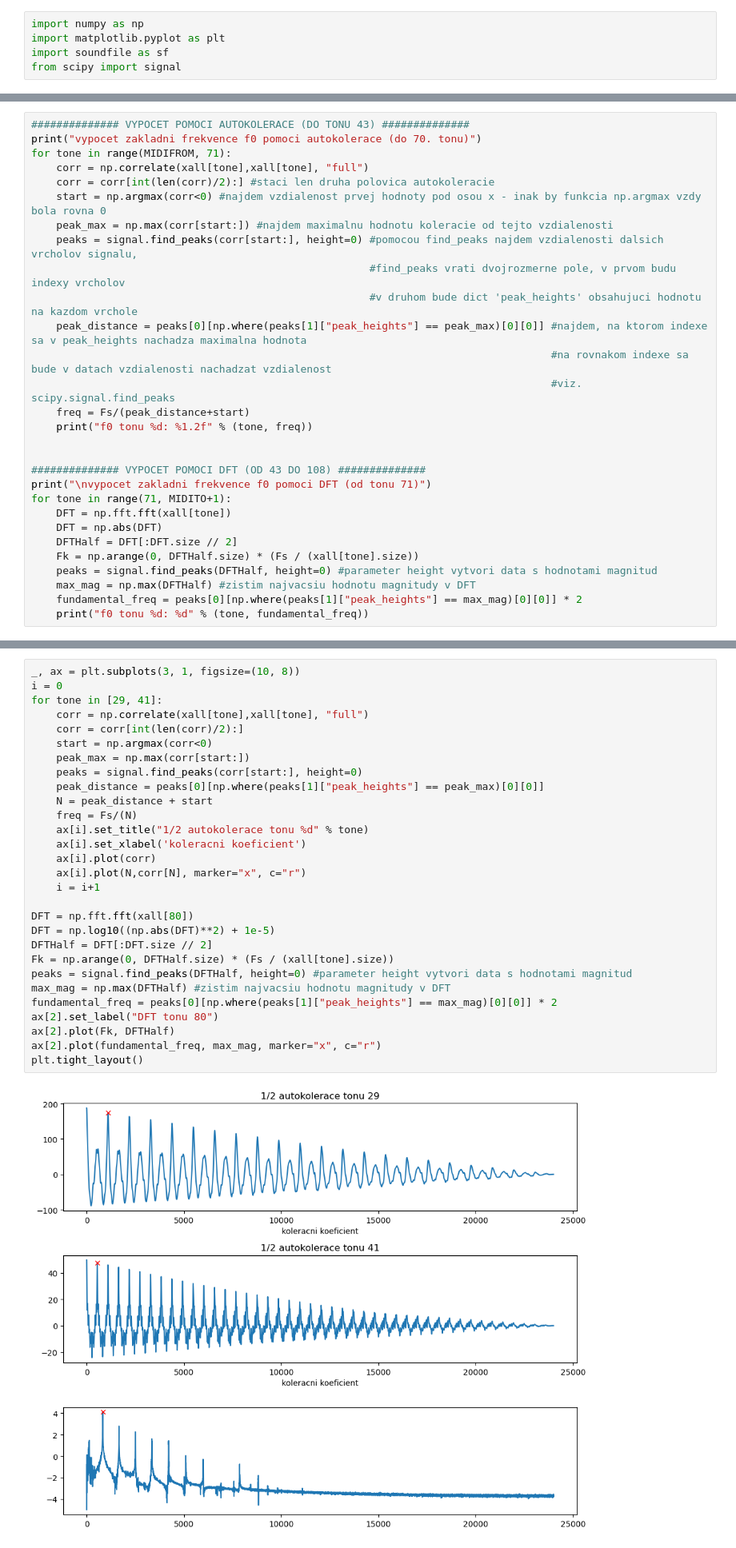
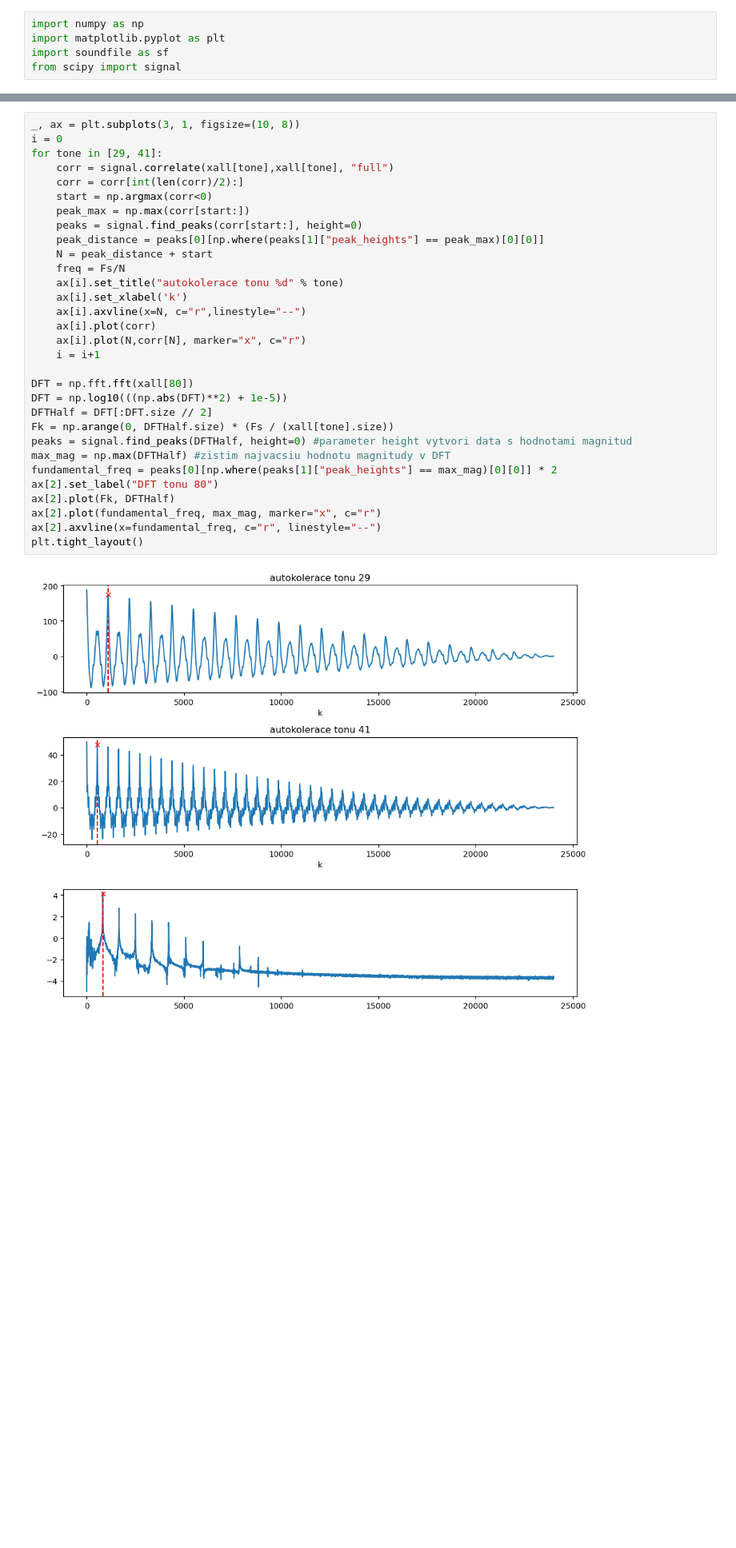
Before and after one commit to youruncle1/ISS-proj, a Jupyter notebook: iss_proj.ipynb, the cells around one changed output, grey strips where cells are left out. Shown: that part at 80% size. Drawn from its saved outputs; the diff is of its cells as text; blank space fills up the shorter version.

```diff
--- a/iss_proj.ipynb
+++ b/iss_proj.ipynb
@@ -79,32 +79,3 @@ sf.write('b_orig.wav', xall[41], 48000)
 sf.write('c_orig.wav', xall[80], 48000)
 # %% [output]
 [figure]
-# %%
-############## VYPOCET POMOCI AUTOKOLERACE (DO TONU 43) ##############
-print("vypocet zakladni frekvence f0 pomoci autokolerace (do 70. tonu)")
-for tone in range(MIDIFROM, 71):
-    corr = np.correlate(xall[tone],xall[tone], "full")
-    corr = corr[int(len(corr)/2):] #staci len druha polovica autokoleracie
-    start = np.argmax(corr<0) #najdem vzdialenost prvej hodnoty pod osou x - inak by funkcia np.argmax vzdy bola rovna 0
-    peak_max = np.max(corr[start:]) #najdem maximalnu hodnotu koleracie od tejto vzdialenosti
-    peaks = signal.find_peaks(corr[start:], height=0) #pomocou find_peaks najdem vzdialenosti dalsich vrcholov signalu,
-                                                      #find_peaks vrati dvojrozmerne pole, v prvom budu indexy vrcholov
-                                                      #v druhom bude dict 'peak_heights' obsahujuci hodnotu na kazdom vrchole
-    peak_distance = peaks[0][np.where(peaks[1]["peak_heights"] == peak_max)[0][0]] #najdem, na ktorom indexe sa v peak_heights nachadza maximalna hodnota
-                                                                                   #na rovnakom indexe sa bude v datach vzdialenosti nachadzat vzdialenost
-                                                                                   #viz. scipy.signal.find_peaks
-    freq = Fs/(peak_distance+start)
-    print("f0 tonu %d: %1.2f" % (tone, freq))
-
-
-############## VYPOCET POMOCI DFT (OD 43 DO 108) ##############
-print("\nvypocet zakladni frekvence f0 pomoci DFT (od tonu 71)")
-for tone in range(71, MIDITO+1):
-    DFT = np.fft.fft(xall[tone])
-    DFT = np.abs(DFT)
-    DFTHalf = DFT[:DFT.size // 2]
-    Fk = np.arange(0, DFTHalf.size) * (Fs / (xall[tone].size))
-    peaks = signal.find_peaks(DFTHalf, height=0) #parameter height vytvori data s hodnotami magnitud
-    max_mag = np.max(DFTHalf) #zistim najvacsiu hodnotu magnitudy v DFT
-    fundamental_freq = peaks[0][np.where(peaks[1]["peak_heights"] == max_mag)[0][0]] * 2
-    print("f0 tonu %d: %d" % (tone, fundamental_freq))
@@ -129,31 +149,33 @@ f0 tonu 108: 4188
 # %%
 _, ax = plt.subplots(3, 1, figsize=(10, 8))
 i = 0
 for tone in [29, 41]:
-    corr = np.correlate(xall[tone],xall[tone], "full")
+    corr = signal.correlate(xall[tone],xall[tone], "full")
     corr = corr[int(len(corr)/2):]
     start = np.argmax(corr<0)
     peak_max = np.max(corr[start:])
     peaks = signal.find_peaks(corr[start:], height=0)
     peak_distance = peaks[0][np.where(peaks[1]["peak_heights"] == peak_max)[0][0]]
     N = peak_distance + start
-    freq = Fs/(N)
-    ax[i].set_title("1/2 autokolerace tonu %d" % tone)
-    ax[i].set_xlabel('koleracni koeficient')
+    freq = Fs/N
+    ax[i].set_title("autokolerace tonu %d" % tone)
+    ax[i].set_xlabel('k')
+    ax[i].axvline(x=N, c="r",linestyle="--")
     ax[i].plot(corr)
     ax[i].plot(N,corr[N], marker="x", c="r")
     i = i+1
 
 DFT = np.fft.fft(xall[80])
-DFT = np.log10((np.abs(DFT)**2) + 1e-5)
+DFT = np.log10(((np.abs(DFT)**2) + 1e-5))
 DFTHalf = DFT[:DFT.size // 2]
 Fk = np.arange(0, DFTHalf.size) * (Fs / (xall[tone].size))
 peaks = signal.find_peaks(DFTHalf, height=0) #parameter height vytvori data s hodnotami magnitud
 max_mag = np.max(DFTHalf) #zistim najvacsiu hodnotu magnitudy v DFT
 fundamental_freq = peaks[0][np.where(peaks[1]["peak_heights"] == max_mag)[0][0]] * 2
 ax[2].set_label("DFT tonu 80")
 ax[2].plot(Fk, DFTHalf)
 ax[2].plot(fundamental_freq, max_mag, marker="x", c="r")
+ax[2].axvline(x=fundamental_freq, c="r", linestyle="--")
 plt.tight_layout()
 # %% [output]
-[figure, old version]
+[figure, new version]
```
Also changed, not shown: parts of 6 cells of this notebook.
